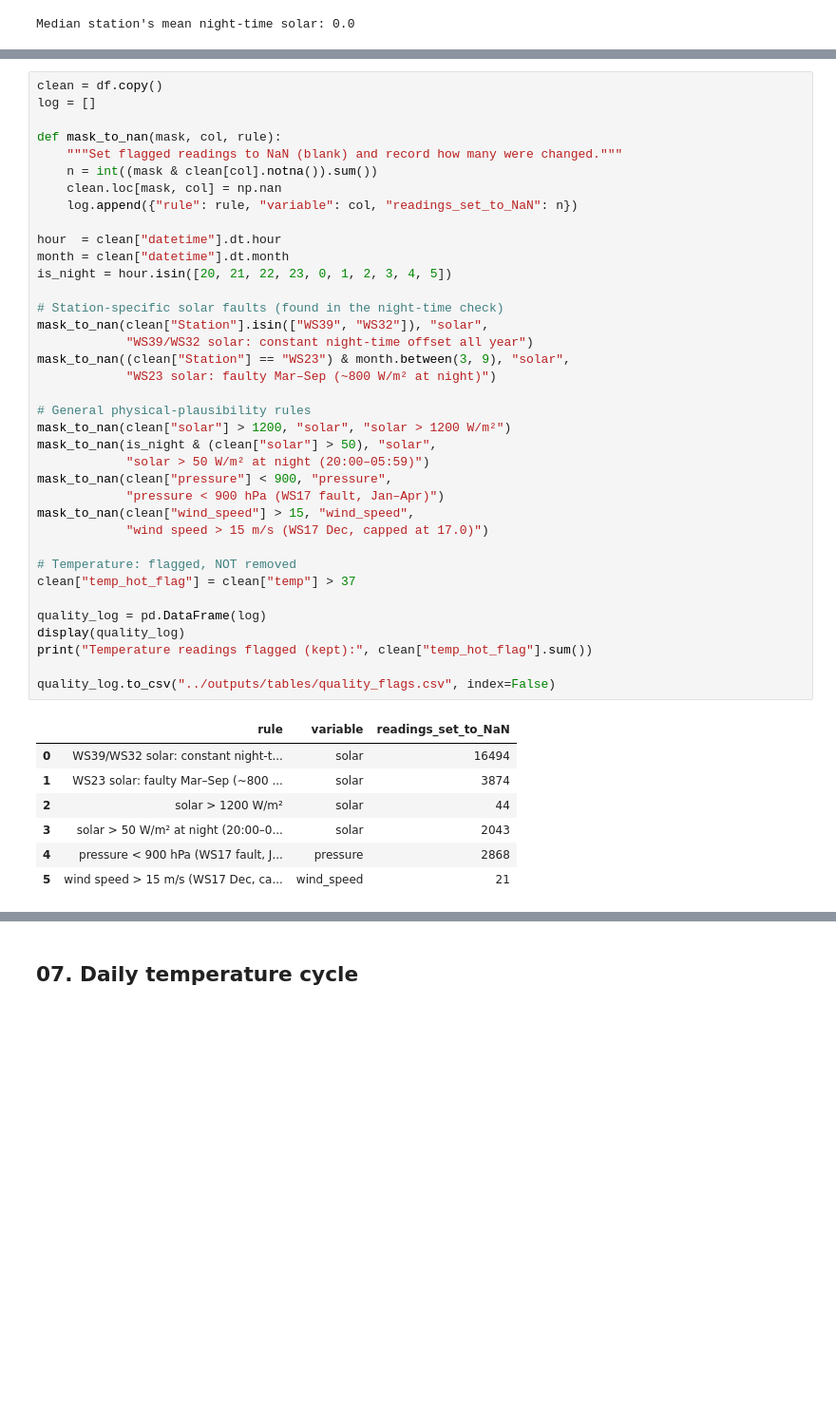
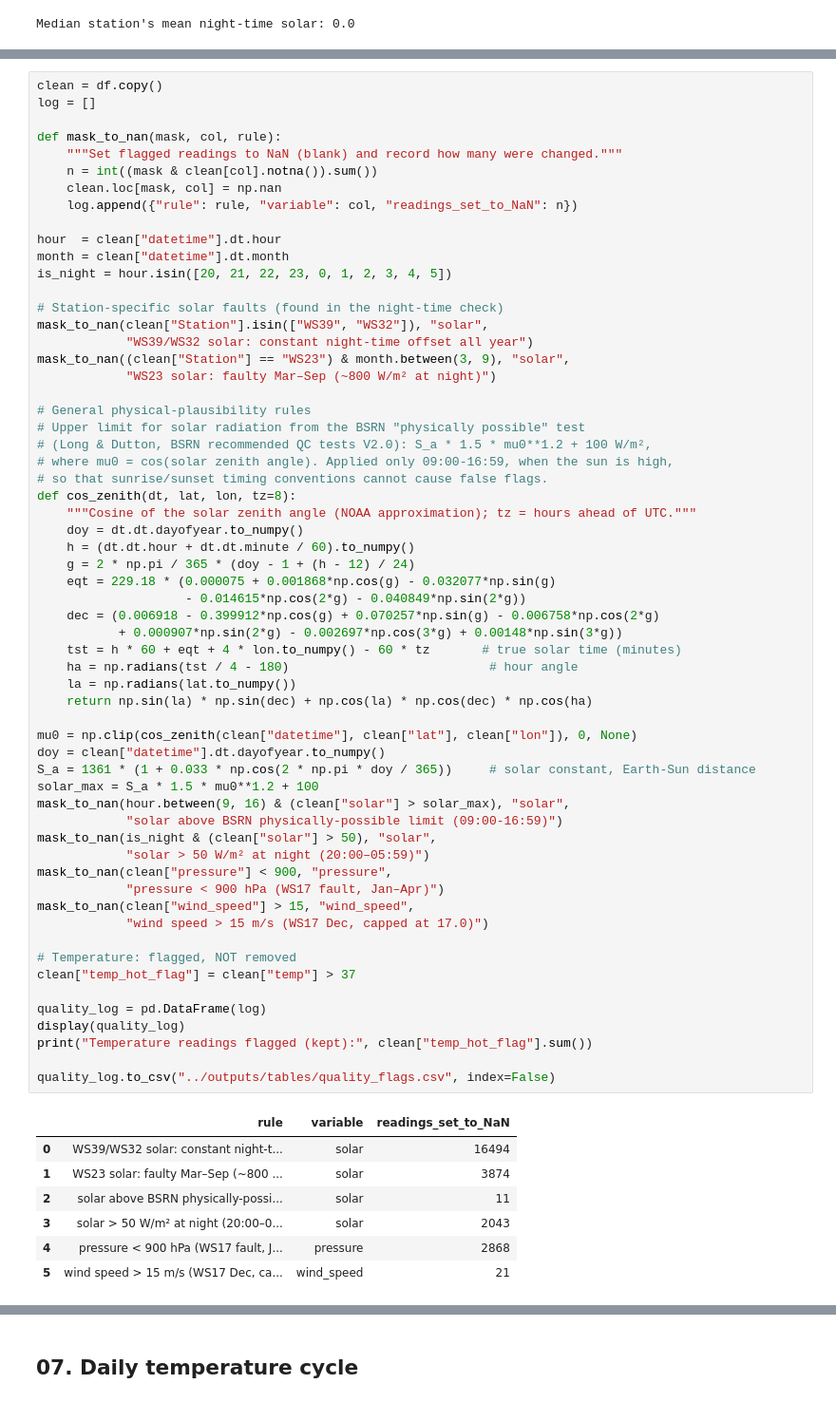
Before and after one commit to fabianhuang54/BPS5231-Spatial-Intelligence-for-Urban-Greening, a Jupyter notebook: notebooks/01_weather_eda.ipynb, the cells around one changed output, grey strips where cells are left out. Shown at 95% size. Drawn from its saved outputs; the diff is of its cells as text; blank space fills up the shorter version.

Commit message:
Revise cleaning rules using BSRN limits and provider documentation
Co-Authored-By: Claude Sonnet 5.5 <noreply@anthropic.com>

```diff
--- a/notebooks/01_weather_eda.ipynb
+++ b/notebooks/01_weather_eda.ipynb
@@ -223,35 +235,58 @@ def mask_to_nan(mask, col, rule):
 hour  = clean["datetime"].dt.hour
 month = clean["datetime"].dt.month
 is_night = hour.isin([20, 21, 22, 23, 0, 1, 2, 3, 4, 5])
 
 # Station-specific solar faults (found in the night-time check)
 mask_to_nan(clean["Station"].isin(["WS39", "WS32"]), "solar",
             "WS39/WS32 solar: constant night-time offset all year")
 mask_to_nan((clean["Station"] == "WS23") & month.between(3, 9), "solar",
             "WS23 solar: faulty Mar–Sep (~800 W/m² at night)")
 
 # General physical-plausibility rules
-mask_to_nan(clean["solar"] > 1200, "solar", "solar > 1200 W/m²")
+# Upper limit for solar radiation from the BSRN "physically possible" test
+# (Long & Dutton, BSRN recommended QC tests V2.0): S_a * 1.5 * mu0**1.2 + 100 W/m²,
+# where mu0 = cos(solar zenith angle). Applied only 09:00-16:59, when the sun is high,
+# so that sunrise/sunset timing conventions cannot cause false flags.
+def cos_zenith(dt, lat, lon, tz=8):
+    """Cosine of the solar zenith angle (NOAA approximation); tz = hours ahead of UTC."""
+    doy = dt.dt.dayofyear.to_numpy()
+    h = (dt.dt.hour + dt.dt.minute / 60).to_numpy()
+    g = 2 * np.pi / 365 * (doy - 1 + (h - 12) / 24)
+    eqt = 229.18 * (0.000075 + 0.001868*np.cos(g) - 0.032077*np.sin(g)
+                    - 0.014615*np.cos(2*g) - 0.040849*np.sin(2*g))
+    dec = (0.006918 - 0.399912*np.cos(g) + 0.070257*np.sin(g) - 0.006758*np.cos(2*g)
+           + 0.000907*np.sin(2*g) - 0.002697*np.cos(3*g) + 0.00148*np.sin(3*g))
+    tst = h * 60 + eqt + 4 * lon.to_numpy() - 60 * tz       # true solar time (minutes)
+    ha = np.radians(tst / 4 - 180)                           # hour angle
+    la = np.radians(lat.to_numpy())
+    return np.sin(la) * np.sin(dec) + np.cos(la) * np.cos(dec) * np.cos(ha)
+
+mu0 = np.clip(cos_zenith(clean["datetime"], clean["lat"], clean["lon"]), 0, None)
+doy = clean["datetime"].dt.dayofyear.to_numpy()
+S_a = 1361 * (1 + 0.033 * np.cos(2 * np.pi * doy / 365))     # solar constant, Earth-Sun distance
+solar_max = S_a * 1.5 * mu0**1.2 + 100
+mask_to_nan(hour.between(9, 16) & (clean["solar"] > solar_max), "solar",
+            "solar above BSRN physically-possible limit (09:00-16:59)")
 mask_to_nan(is_night & (clean["solar"] > 50), "solar",
             "solar > 50 W/m² at night (20:00–05:59)")
 mask_to_nan(clean["pressure"] < 900, "pressure",
             "pressure < 900 hPa (WS17 fault, Jan–Apr)")
 mask_to_nan(clean["wind_speed"] > 15, "wind_speed",
             "wind speed > 15 m/s (WS17 Dec, capped at 17.0)")
 
 # Temperature: flagged, NOT removed
 clean["temp_hot_flag"] = clean["temp"] > 37
 
 quality_log = pd.DataFrame(log)
 display(quality_log)
 print("Temperature readings flagged (kept):", clean["temp_hot_flag"].sum())
 
 quality_log.to_csv("../outputs/tables/quality_flags.csv", index=False)
 # %% [output]
 |  | rule | variable | readings_set_to_NaN |
 | 0 | WS39/WS32 solar: constant night-t... | solar | 16494 |
 | 1 | WS23 solar: faulty Mar–Sep (~800 ... | solar | 3874 |
-| 2 | solar > 1200 W/m² | solar | 44 |
+| 2 | solar above BSRN physically-possi... | solar | 11 |
 | 3 | solar > 50 W/m² at night (20:00–0... | solar | 2043 |
 | 4 | pressure < 900 hPa (WS17 fault, J... | pressure | 2868 |
 | 5 | wind speed > 15 m/s (WS17 Dec, ca... | wind_speed | 21 |
```
Also changed, not shown: parts of 2 cells of this notebook, 2 other files.
